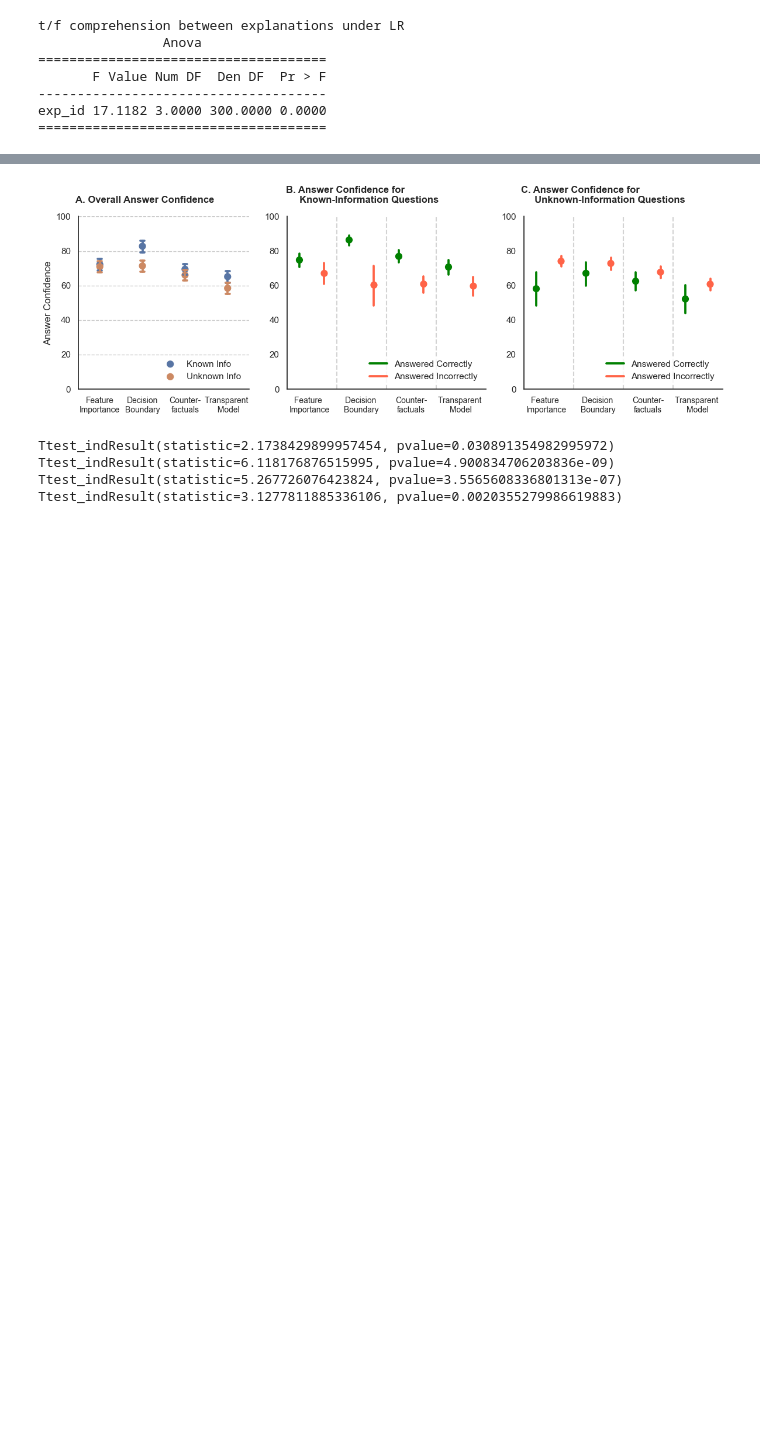
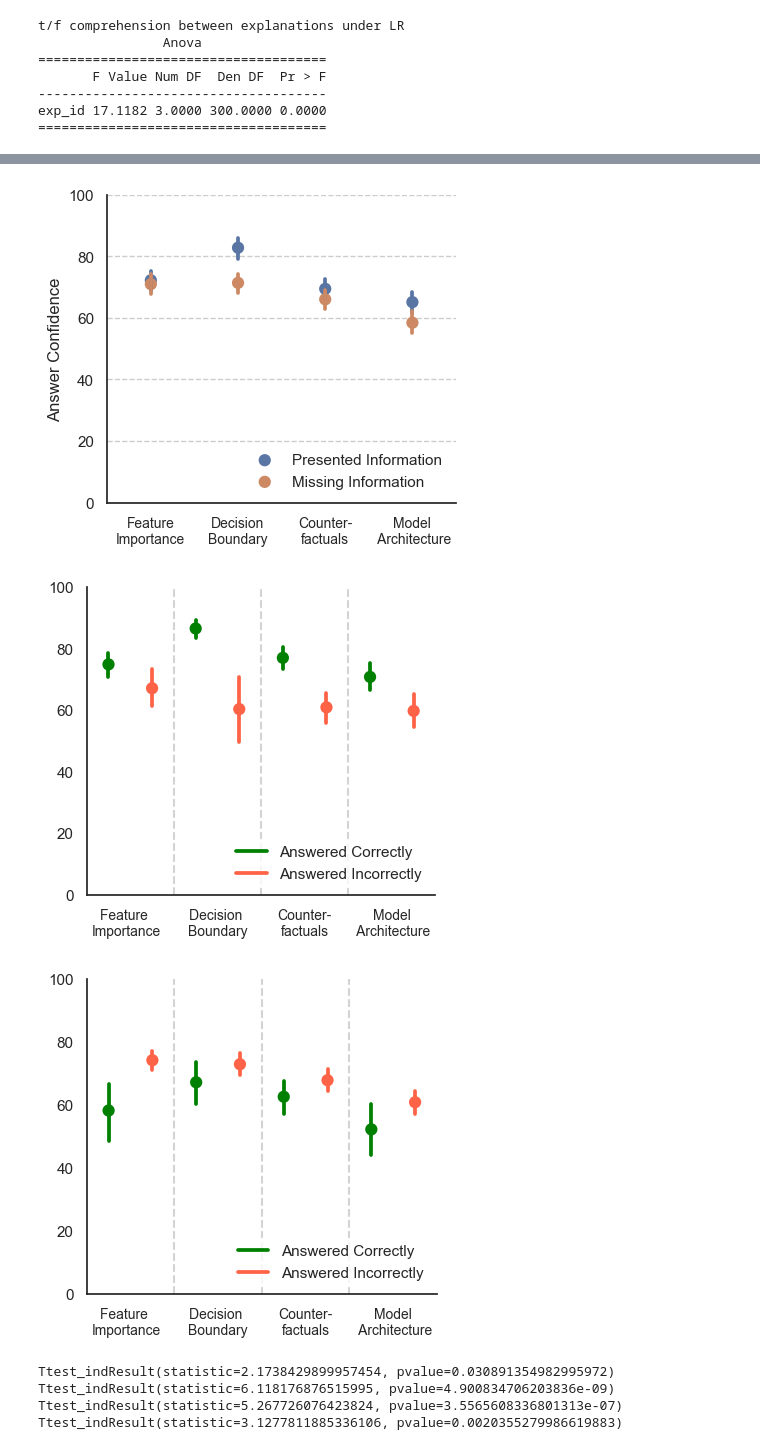
Before and after one commit to xuanxuanxuan-git/hcxai, a Jupyter notebook: survey_analysis.ipynb, the cells around one changed output, grey strips where cells are left out. Cells and saved outputs as stored; diff of their text form; code cells hidden in the pictures; blank space fills up the shorter version.

```diff
--- a/survey_analysis.ipynb
+++ b/survey_analysis.ipynb
@@ -17,4 +17,4 @@ import statsmodels.api as sm
 import statsmodels
 from collections import Counter
 # plt.style.use("seaborn-v0_8")
-sns.set(style="white")
+sns.set_theme(style="white")
@@ -861,5 +1167,6 @@ plt.show()
 # %%
-fig, ax = plt.subplots(figsize=(9,4), ncols=2)
+fig0, ax[0] = plt.subplots(figsize=(4.5,4), ncols=1)
+fig1, ax[1] = plt.subplots(figsize=(4.2,4), ncols=1)
 
 melted_df = pd.melt(logreg_score_df, id_vars=["exp_id"], value_vars=["tf_answer", "ct_answer"],
 var_name="Comprehension type", value_name="acc")
@@ -870,8 +1177,9 @@ var_name="Comprehension type", value_name="acc")
 sns.barplot(x="exp_id", y="acc", hue="Comprehension type", data=melted_df, errorbar="ci", ax=ax[1])
 
 ax[0].set_ylabel("Accuracy")
-ax[0].set_xlabel("Logistic Regression", fontdict=dict(weight='bold'))
-ax[0].set_xticklabels(labels =["Feature\nImportance", "Decision\nBoundary", "Counter-\nfactuals", "Transparent \n Model"], fontsize=10)
+# ax[0].set_xlabel("Logistic Regression", fontdict=dict(weight='bold'))
+ax[0].set(xlabel="")
+ax[0].set_xticklabels(labels =["Feature\nImportance", "Decision\nBoundary", "Counter-\nfactuals", "Model\n Architecture"], fontsize=10)
 ax[0].legend().set_visible(False)
 ax[0].set_ylim(0,1)
 ax[0].spines['top'].set_visible(False)
@@ -879,10 +1187,11 @@ ax[0].spines['right'].set_visible(False)
 ax[0].grid(linestyle="--", axis="y", zorder=-1)
 
 
-ax[1].set_xlabel("Decision Tree", fontdict=dict(weight='bold'))
-ax[1].set_xticklabels(labels =["Feature\nImportance", "Decision\nBoundary", "Counter-\nfactuals", "Transparent \n Model"], fontsize=10)
+# ax[1].set_xlabel("Decision Tree", fontdict=dict(weight='bold'))
+ax[1].set(xlabel="")
+ax[1].set_xticklabels(labels =["Feature\nImportance", "Decision\nBoundary", "Counter-\nfactuals", "Model\n Architecture"], fontsize=10)
 ax[1].yaxis.label.set_visible(False)
-patches = [mpl.patches.Patch(color=sns.color_palette()[i], label=t) for i,t in enumerate(["Known Info","Unknown Info"])]
+patches = [mpl.patches.Patch(color=sns.color_palette()[i], label=t) for i,t in enumerate(["Presented Information","Missing Information"])]
 ax[1].legend(handles=patches, loc="upper right", title="Comprehension Type", fontsize=10, edgecolor="white")
 ax[1].set_ylim(0,1)
 ax[1].spines['top'].set_visible(False)
@@ -890,6 +1199,7 @@ ax[1].spines['right'].set_visible(False)
 ax[1].grid(linestyle="--", axis="y", zorder=-1)
 
 plt.tight_layout()
-plt.savefig("../figures/comprehension_two_models.pdf", dpi=300, transparent=True)
+fig0.savefig("../figures/comprehension_two_models_0.pdf", dpi=300, transparent=True)
+fig1.savefig("../figures/comprehension_two_models_1.pdf", dpi=300, transparent=True)
 plt.show()
 # %% [output]
@@ -1199,12 +1526,15 @@ plot_ct = pd.concat([plot_ct_lr, plot_ct_dt], axis=0)
 # %%
-fig, ax = plt.subplots(figsize=(12, 3.8), ncols=3, gridspec_kw={'width_ratios': [3.6,4.2,4.2]})
+fig0, ax[0] = plt.subplots(figsize=(4.5, 4))
+fig1, ax[1] = plt.subplots(figsize=(4.5, 4))
+fig2, ax[2] = plt.subplots(figsize=(4.25, 4))
+
 sns.color_palette("muted")
 sns.pointplot(
     data=[pd.concat([logreg_user_score["l1tf-conf"], dect_user_score["d1tf-conf"]]),
     pd.concat([logreg_user_score["l2tf-conf"], dect_user_score["d2tf-conf"]]),
     pd.concat([logreg_user_score["l3tf-conf"], dect_user_score["d3tf-conf"]]),
     pd.concat([logreg_user_score["l4tf-conf"], dect_user_score["d4tf-conf"]])],
-    errorbar=("ci", 95), capsize=.1, join=False, color="#5875a4", ax=ax[0], label="Known Info"
+    errorbar=("ci", 95), capsize=0, join=False, color="#5875a4", ax=ax[0], label="Presented Information"
 )
 
 sns.pointplot(
@@ -1212,7 +1542,7 @@ sns.pointplot(
     pd.concat([logreg_user_score["l2ct-conf"], dect_user_score["d2ct-conf"]]),
     pd.concat([logreg_user_score["l3ct-conf"], dect_user_score["d3ct-conf"]]),
     pd.concat([logreg_user_score["l4ct-conf"], dect_user_score["d4ct-conf"]])],
-    errorbar=("ci", 95), capsize=.1, join=False, color="#cc8963", ax=ax[0], label="Unknown Info"
+    errorbar=("ci", 95), capsize=0, join=False, color="#cc8963", ax=ax[0], label="Missing Information"
 )
 
 ax[0].set_ylim(0,100)
@@ -1220,9 +1550,9 @@ ax[0].spines['top'].set_visible(False)
 ax[0].spines['right'].set_visible(False)
 ax[0].grid(linestyle="--", axis="y", zorder=-1)
 ax[0].set_ylabel("Answer Confidence")
-ax[0].set_xticklabels(labels =["Feature\nImportance", "Decision\nBoundary", "Counter-\nfactuals", "Transparent \n Model"], fontsize=10)
+ax[0].set_xticklabels(labels =["Feature\nImportance", "Decision\nBoundary", "Counter-\nfactuals", "Model\n Architecture"], fontsize=10)
 ax[0].legend(edgecolor="white", loc="lower right")
-
+# ax[0].legend(labels=['Known Information', 'Unknown Information'], loc='lower right', edgecolor="white", colors=["red", "blue"])
 
 
 x_order = ["e1tf1","e1tf0","e2tf1","e2tf0","e3tf1","e3tf0", "e4tf1","e4tf0"]
@@ -1237,43 +1567,47 @@ ax[1].axvline(x=5.5, linestyle="--", color="lightgrey")
 
 
 xtick_positions = [0.4, 2.5, 4.5, 6.5]  # Adjust positions as needed
-xtick_labels = ['Feature \nImportance', 'Decision \nBoundary', 'Counter-\nfactuals', "Transparent \nModel"]
+xtick_labels = ['Feature \nImportance', 'Decision \nBoundary', 'Counter-\nfactuals', "Model\n Architecture"]
 ax[1].set_xticks(xtick_positions, xtick_labels, fontsize=10)
 ax[1].xaxis.label.set_visible(False)
 ax[1].yaxis.label.set_visible(False)
 ax[1].spines['top'].set_visible(False)
 ax[1].spines['right'].set_visible(False)
 ax[1].legend(labels=['Answered Correctly', 'Answered Incorrectly'], loc='lower right', edgecolor="white")
 
 x_order = ["e1ct1","e1ct0","e2ct1","e2ct0","e3ct1","e3ct0", "e4ct1","e4ct0"]
 
 sns.pointplot(x='Group', y='value', data=plot_ct, errorbar=("ci"), join=False, dodge=True, order = x_order, palette=["green","tomato"]*4, ax=ax[2])
 ax[2].set_xlabel([])
 # ax.set_ylabel('Answer Confidence')
 ax[2].set_ylim(0,100)
 ax[2].axvline(x=1.5, linestyle="--", color="lightgrey")
 ax[2].axvline(x=3.5, linestyle="--", color="lightgrey")
 ax[2].axvline(x=5.5, linestyle="--", color="lightgrey")
 
 
 xtick_positions = [0.4, 2.5, 4.5, 6.5]  # Adjust positions as needed
-xtick_labels = ['Feature \nImportance', 'Decision \nBoundary', 'Counter-\nfactuals', "Transparent \nModel"]
+xtick_labels = ['Feature \nImportance', 'Decision \nBoundary', 'Counter-\nfactuals', "Model\n Architecture"]
 ax[2].set_xticks(xtick_positions, xtick_labels, fontsize=10)
 ax[2].yaxis.label.set_visible(False)
 ax[2].xaxis.label.set_visible(False)
 ax[2].spines['top'].set_visible(False)
 ax[2].spines['right'].set_visible(False)
 ax[2].legend(labels=['Answered Correctly', 'Answered Incorrectly'], loc='lower right', edgecolor="white")
 
-fig.text(0.06,1,"A. Overall Answer Confidence", fontdict=dict(weight='bold'))
-fig.text(0.36,1,"B. Answer Confidence for \n     Known-Information Questions",fontdict=dict(weight='bold'))
-fig.text(0.695,1,"C. Answer Confidence for \n     Unknown-Information Questions",fontdict=dict(weight='bold'))
+# fig.text(0.06,1,"A. Overall Answer Confidence", fontdict=dict(weight='bold'))
+# fig.text(0.36,1,"B. Answer Confidence for \n     Known-Information Questions",fontdict=dict(weight='bold'))
+# fig.text(0.695,1,"C. Answer Confidence for \n     Unknown-Information Questions",fontdict=dict(weight='bold'))
 
 plt.tight_layout()
-plt.savefig("../figures/confidence_per_exp.pdf", dpi=300, transparent=True, bbox_inches="tight")
+fig0.savefig("../figures/confidence_per_exp_0.pdf", dpi=300, transparent=True, bbox_inches="tight")
+fig1.savefig("../figures/confidence_per_exp_1.pdf", dpi=300, transparent=True, bbox_inches="tight")
+fig2.savefig("../figures/confidence_per_exp_2.pdf", dpi=300, transparent=True, bbox_inches="tight")
 plt.show()
 # %% [output]
-[figure, old version]
+[figure, new version]
+[figure, added]
+[figure, added]
 # %%
 print(stats.ttest_ind(plot_df.loc[plot_df['Group'] == "e1tf1"]["value"].tolist(),plot_df.loc[plot_df['Group'] == "e1tf0"]["value"].tolist()))
 print(stats.ttest_ind(plot_df.loc[plot_df['Group'] == "e2tf1"]["value"].tolist(),plot_df.loc[plot_df['Group'] == "e2tf0"]["value"].tolist()))
```
Also changed, not shown: parts of 48 cells of this notebook.
